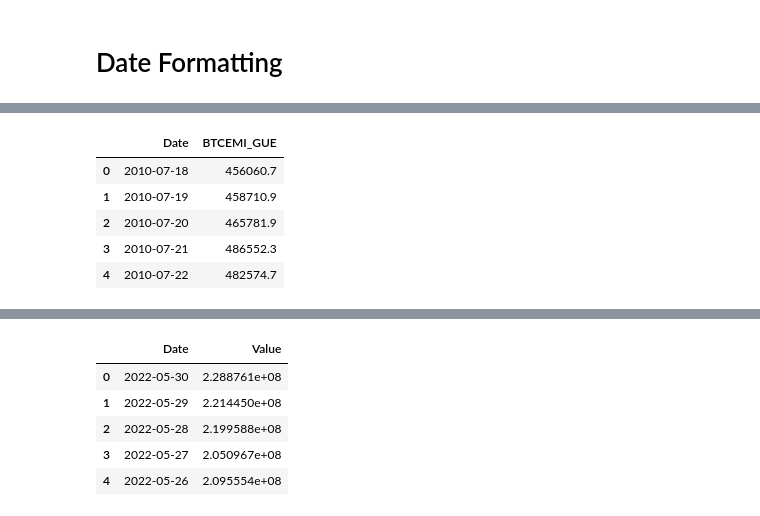
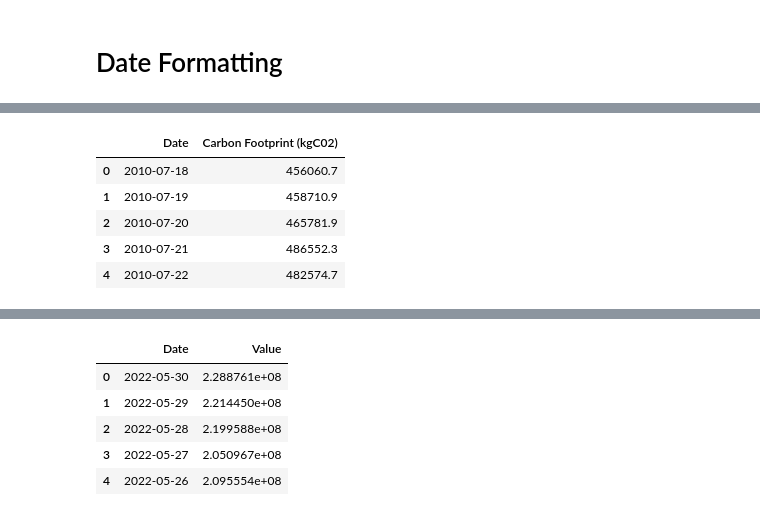
Before and after one commit to nicocoloco/cs132proj, a Jupyter notebook: CS-132-Final-Project.ipynb, the cells around one changed output, grey strips where cells are left out. Cells and saved outputs as stored; diff of their text form; code cells hidden in the pictures.

```diff
--- a/CS-132-Final-Project.ipynb
+++ b/CS-132-Final-Project.ipynb
@@ -54,12 +115,15 @@ df2.head()
 # %%
-df2["Date"] = pd.to_datetime(df2["Date"])
+df2["Date"] = pd.to_datetime(df2["Date"]) # change datetime to date
 df2 = df2[["Date", "BTCEMI_GUE"]]
+
+df2.rename(columns = {'BTCEMI_GUE':'Carbon Footprint (kgC02)'}, inplace = True) # rename column
+
 threshhold = len(df2.index)*0.7
 df2.dropna(axis=1, thresh=threshhold, inplace=True)
 df2.dropna(inplace=True)
 df2.head()
 # %% [output]
-|  | Date | BTCEMI_GUE |
+|  | Date | Carbon Footprint (kgC02) |
 | 0 | 2010-07-18 | 456060.7 |
 | 1 | 2010-07-19 | 458710.9 |
 | 2 | 2010-07-20 | 465781.9 |
```
Also changed, not shown: parts of 28 cells of this notebook.
